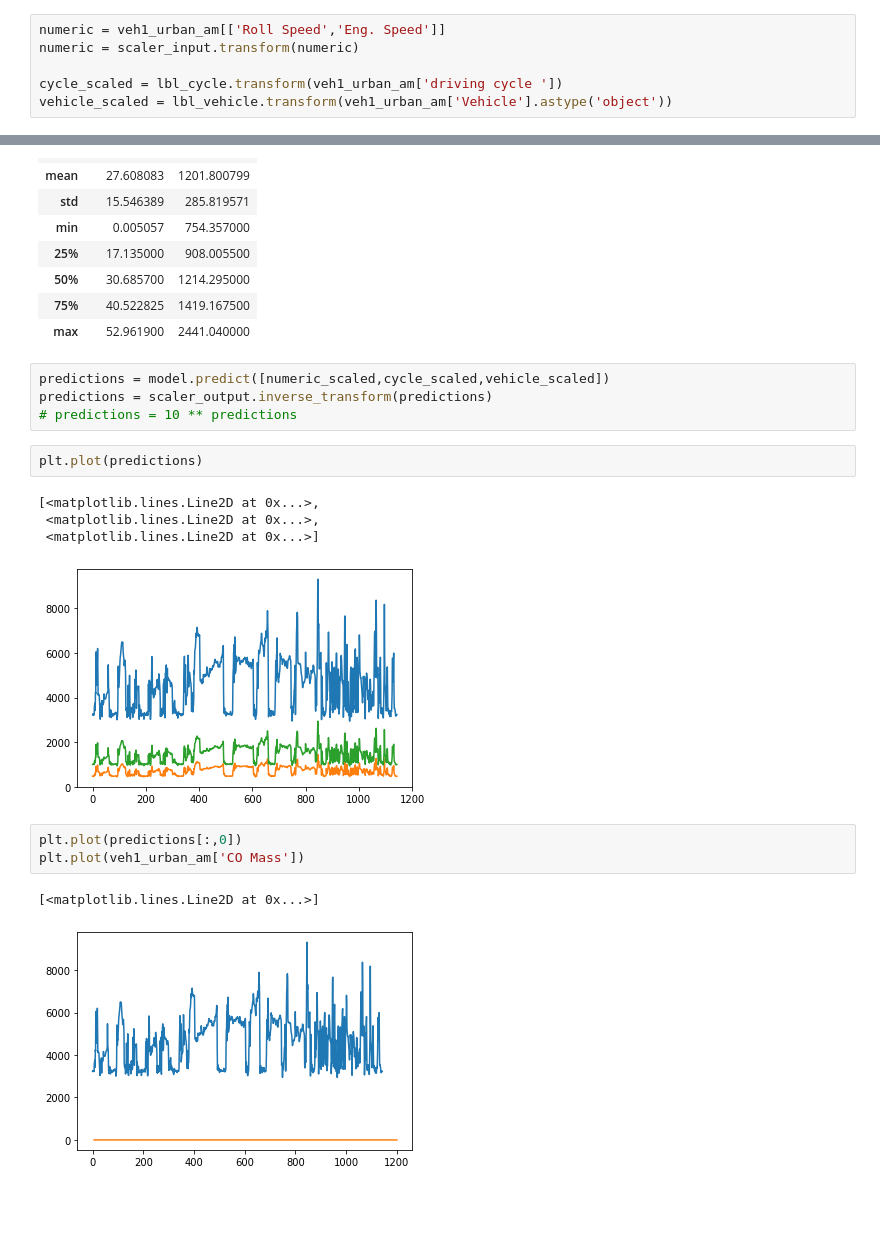
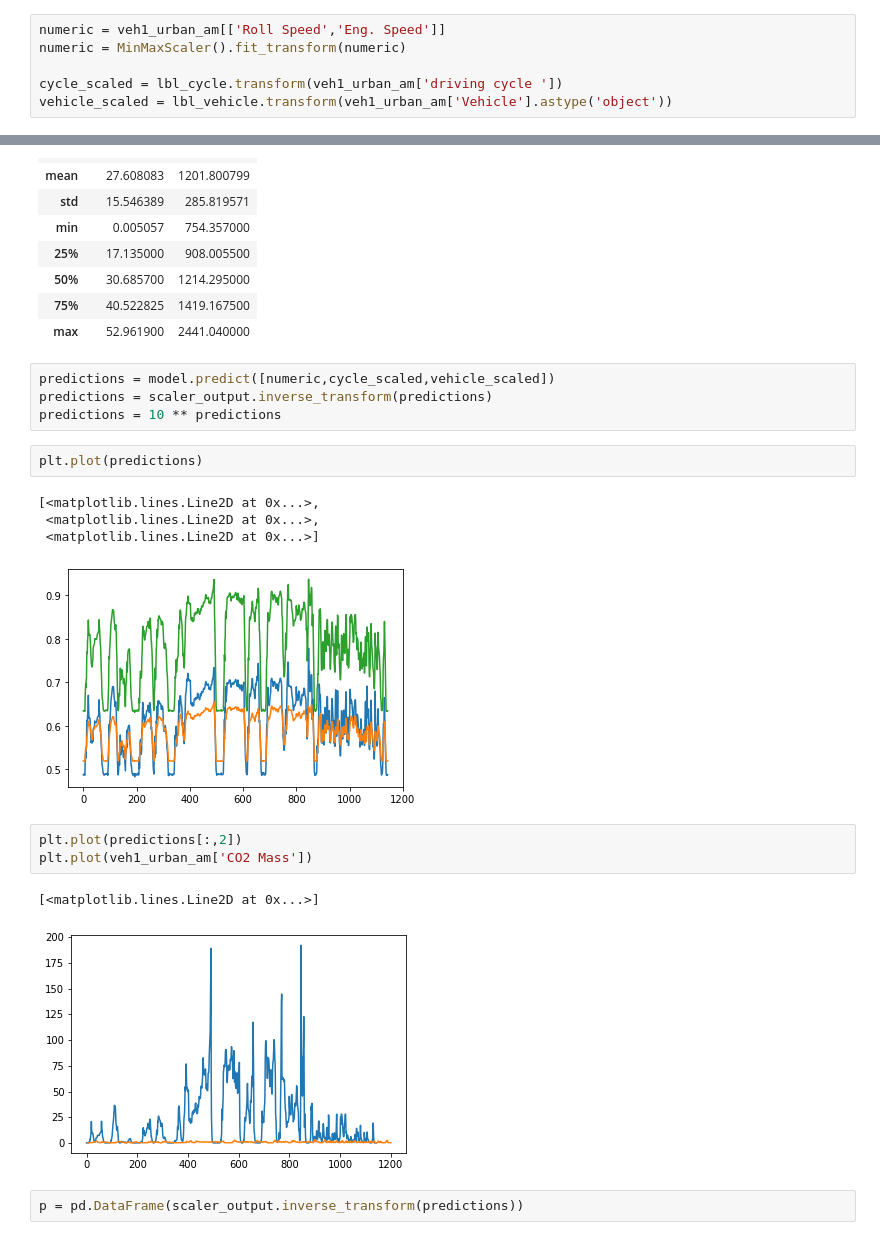
Before and after one commit to msaad1311/TfL-Dataset, a Jupyter notebook: src/EDA-Part2.ipynb, the cells around one changed output, grey strips where cells are left out. Drawn from its saved outputs; the diff is of its cells as text; blank space fills up the shorter version.

```diff
--- a/src/EDA-Part2.ipynb
+++ b/src/EDA-Part2.ipynb
@@ -242,7 +242,7 @@ veh1_urban_am.head()
 | 12 | 12.1 | 0.038939 | 863.675 | 2.337160e-09 | 0.000004 | 0.333081 | Urban-Free | 1 | ... |
 # %%
 numeric = veh1_urban_am[['Roll Speed','Eng. Speed']]
-numeric = scaler_input.transform(numeric)
+numeric = MinMaxScaler().fit_transform(numeric)
 
 cycle_scaled = lbl_cycle.transform(veh1_urban_am['driving cycle '])
 vehicle_scaled = lbl_vehicle.transform(veh1_urban_am['Vehicle'].astype('object'))
@@ -299,19 +299,21 @@ pd.DataFrame(numeric_scaled).describe()
 | 75% | 40.522825 | 1419.167500 |
 | max | 52.961900 | 2441.040000 |
 # %%
-predictions = model.predict([numeric_scaled,cycle_scaled,vehicle_scaled])
+predictions = model.predict([numeric,cycle_scaled,vehicle_scaled])
 predictions = scaler_output.inverse_transform(predictions)
-# predictions = 10 ** predictions
+predictions = 10 ** predictions
 # %%
 plt.plot(predictions)
 # %% [output]
 [<matplotlib.lines.Line2D at 0x...>,
  <matplotlib.lines.Line2D at 0x...>,
  <matplotlib.lines.Line2D at 0x...>]
-[figure, old version]
+[figure, new version]
 # %%
-plt.plot(predictions[:,0])
-plt.plot(veh1_urban_am['CO Mass'])
+plt.plot(predictions[:,2])
+plt.plot(veh1_urban_am['CO2 Mass'])
 # %% [output]
 [<matplotlib.lines.Line2D at 0x...>]
-[figure, old version]
+[figure, new version]
+# %%
+p = pd.DataFrame(scaler_output.inverse_transform(predictions))
```
Also changed, not shown: parts of 4 cells of this notebook.
